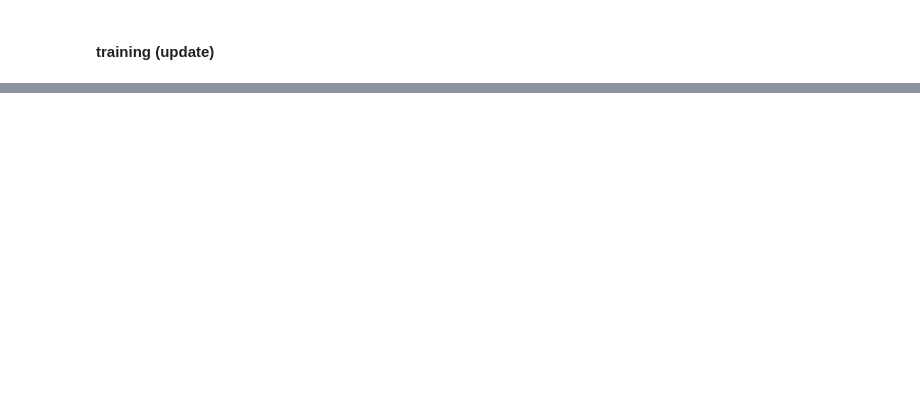
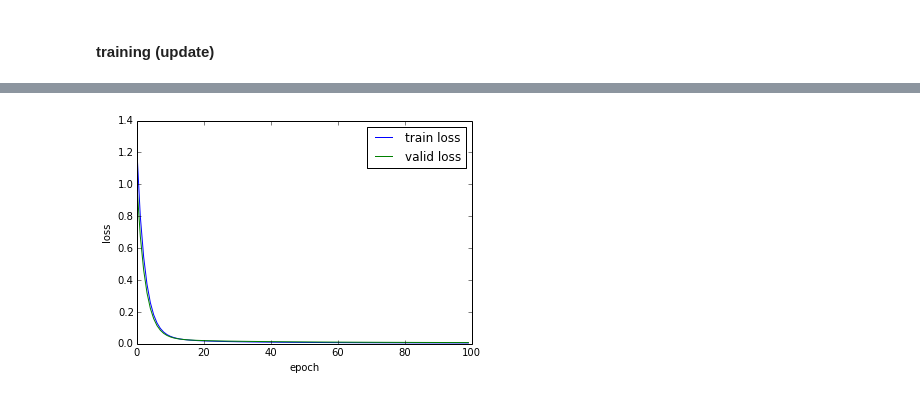
Before and after one commit to wbaek/deeplearing_exercise, a Jupyter notebook: excercises/1.basic/nolearn_toy_regression.ipynb, the cells around one changed output, grey strips where cells are left out. Saved outputs shown, nothing was run; the diff lists cells and outputs as text; code cells hidden in the pictures; blank space fills up the shorter version.

Commit message:
update nolearn toy regression

```diff
--- a/excercises/1.basic/nolearn_toy_regression.ipynb
+++ b/excercises/1.basic/nolearn_toy_regression.ipynb
@@ -148,0 +151,12 @@ plt.ylabel('predicted')
+# %%
+import theano
+import sklearn.datasets
+N_FEATURE_DIMS=2
+X, y = sklearn.datasets.make_regression(n_samples=1000, n_features=N_FEATURE_DIMS, noise=1)
+X[:, 0] = -X[:, 0]
+X[:, 0] *= 10
+
+# Convert to theano floatX
+X = X.astype(theano.config.floatX)
+y = y.astype('float32')
+y = (y-y.min())/y.max()
@@ -148,0 +180,32 @@ plt.ylabel('predicted')
+# %%
+from lasagne.layers import *
+from lasagne.nonlinearities import *
+from nolearn.lasagne import NeuralNet
+from nolearn.lasagne import TrainSplit
+from lasagne.objectives import *
+from lasagne.updates import *
+
+layers = [
+    (InputLayer, {'shape': X.shape}),
+    (DenseLayer, {'num_units': 10, 'nonlinearity': tanh} ),
+    (DenseLayer, {'num_units': 1, 'nonlinearity': identity} ),
+]
+net = NeuralNet(
+    layers=layers,
+    regression=True,
+
+    train_split=TrainSplit(eval_size=0.1),
+    max_epochs = 100,
+
+    update=sgd,
+    update_learning_rate=0.01,
+
+    verbose=0,
+)
+# %%
+_ = net.fit(X, y)
+# %%
+from nolearn.lasagne.visualize import plot_loss
+plot_loss(net)
+# %% [output]
+[figure, added]
```
Also changed, not shown: parts of 9 cells of this notebook.
